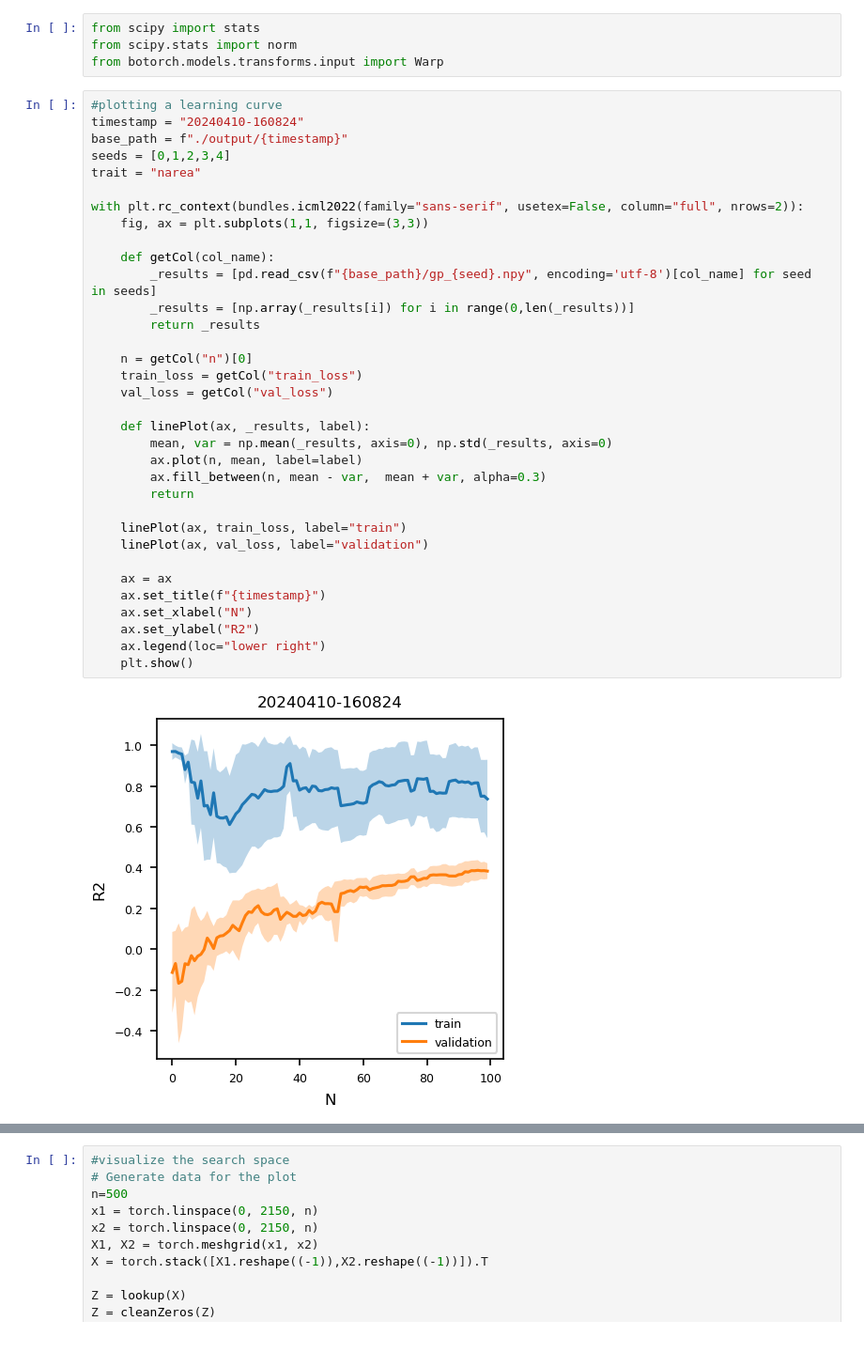
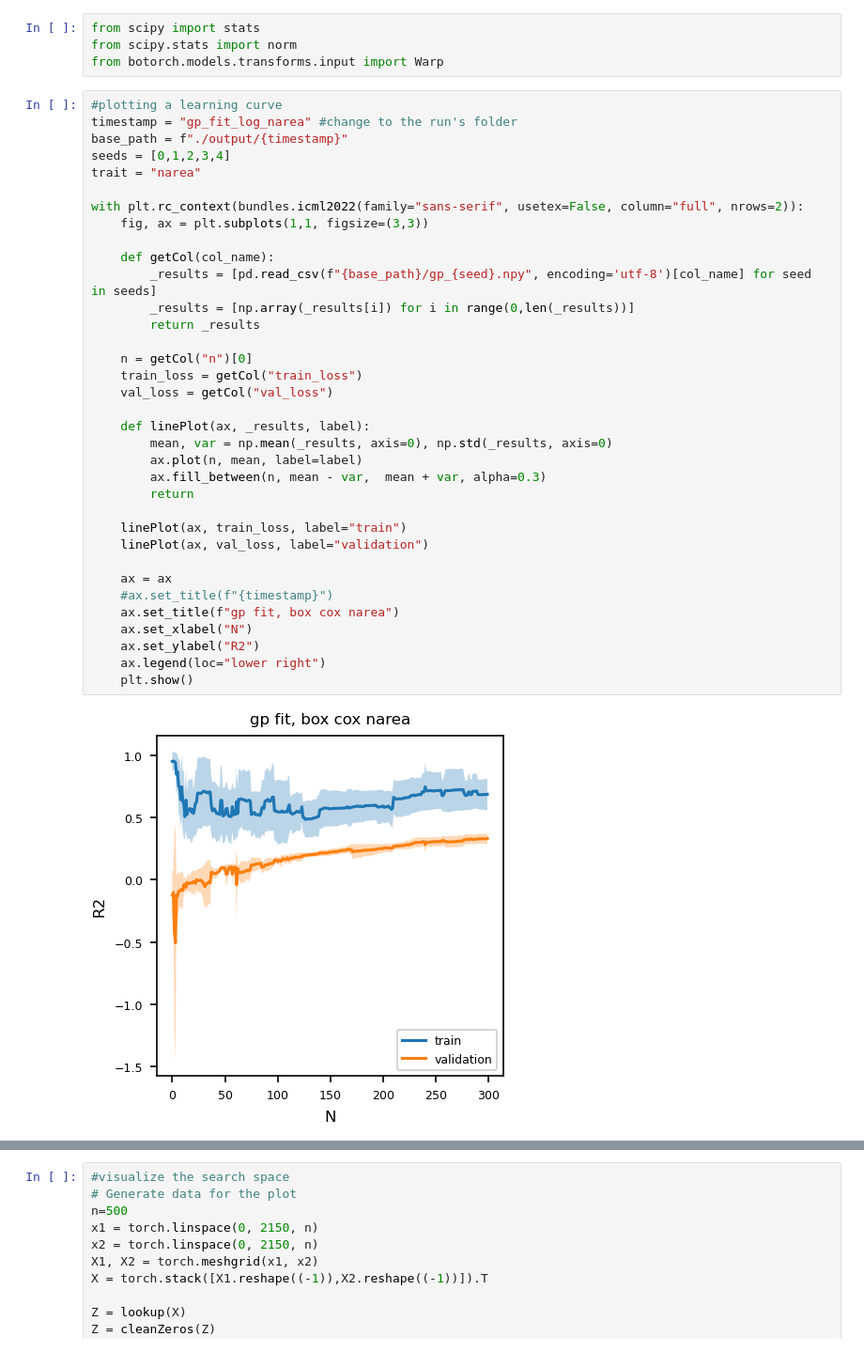
Before and after one commit to stair-lab/bo4ag, a Jupyter notebook: Benchmark/gp_fit_plot.ipynb, the cells around one changed output, grey strips where cells are left out. Shown at 94% size. Saved outputs shown, nothing was run; the diff lists cells and outputs as text.

Commit message:
added plotting code for different input transforms in gp_fit_plot.ipynb

```diff
--- a/Benchmark/gp_fit_plot.ipynb
+++ b/Benchmark/gp_fit_plot.ipynb
@@ -20,38 +22,39 @@ from scipy.stats import norm
 from botorch.models.transforms.input import Warp
 # %%
 #plotting a learning curve
-timestamp = "20240410-160824"
+timestamp = "gp_fit_log_narea" #change to the run's folder
 base_path = f"./output/{timestamp}"
 seeds = [0,1,2,3,4]
 trait = "narea"
 
 with plt.rc_context(bundles.icml2022(family="sans-serif", usetex=False, column="full", nrows=2)):
     fig, ax = plt.subplots(1,1, figsize=(3,3))
 
     def getCol(col_name):
         _results = [pd.read_csv(f"{base_path}/gp_{seed}.npy", encoding='utf-8')[col_name] for seed in seeds]
         _results = [np.array(_results[i]) for i in range(0,len(_results))]
         return _results
 
     n = getCol("n")[0]
     train_loss = getCol("train_loss")
     val_loss = getCol("val_loss")
 
     def linePlot(ax, _results, label):
         mean, var = np.mean(_results, axis=0), np.std(_results, axis=0)
         ax.plot(n, mean, label=label)
         ax.fill_between(n, mean - var,  mean + var, alpha=0.3)
         return
 
     linePlot(ax, train_loss, label="train")
     linePlot(ax, val_loss, label="validation")
 
     ax = ax
-    ax.set_title(f"{timestamp}")
+    #ax.set_title(f"{timestamp}")
+    ax.set_title(f"gp fit, box cox narea")
     ax.set_xlabel("N")
     ax.set_ylabel("R2")
     ax.legend(loc="lower right")
     plt.show()
 # %% [output]
-[figure, old version]
+[figure, new version]
 # %%
```
Also changed, not shown: parts of 13 cells of this notebook, 1 other file.
